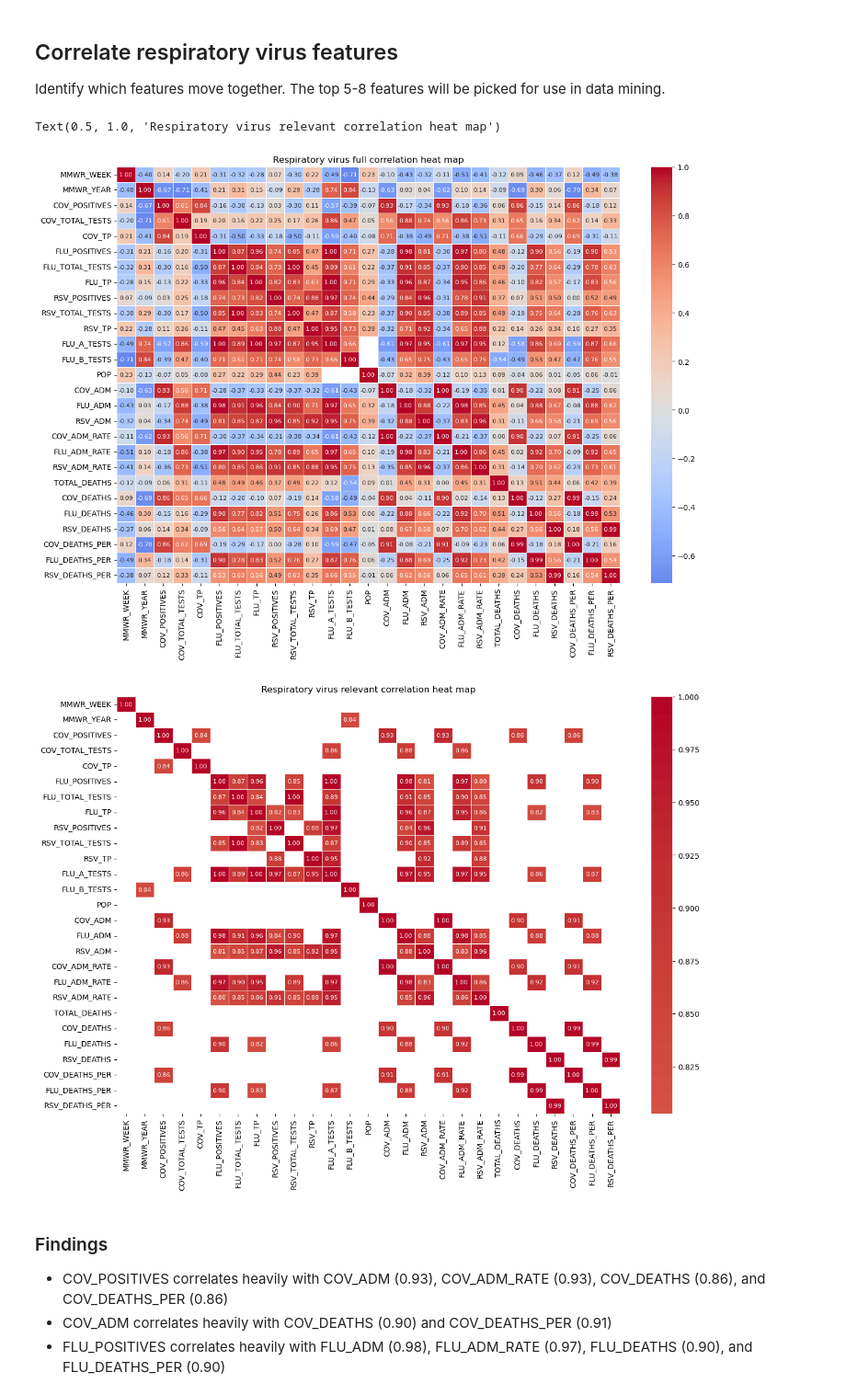
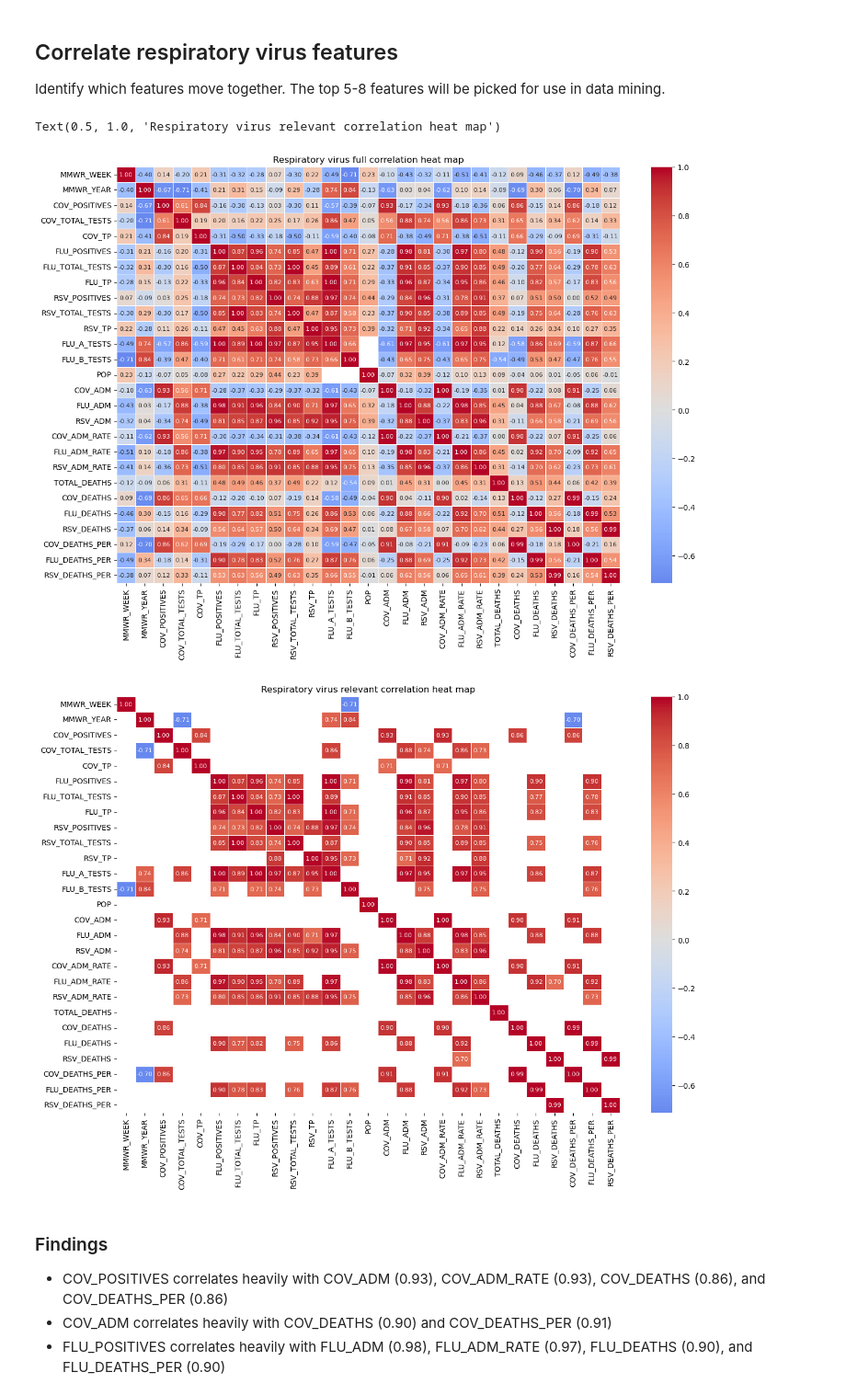
Before and after one commit to ianbunag/cmpe-255-data-mining-project, a Jupyter notebook: 03-08-eda-respiratory-virus-dashboard.ipynb, the cells around one changed output. Shown at 92% size. Drawn from its saved outputs; the diff is of its cells as text; code cells hidden in the pictures.

```diff
--- a/03-08-eda-respiratory-virus-dashboard.ipynb
+++ b/03-08-eda-respiratory-virus-dashboard.ipynb
@@ -360,30 +357,28 @@ plt.subplots_adjust(hspace=0.5)
 
 Identify which features move together. The top 5-8 features will be picked for use in data mining.
 # %%
-rv_correlation = rv.copy()
-
-rv_corr = rv_correlation.corr(numeric_only=True)
+rv_corr = rv.corr(numeric_only=True)
 rv_corr_options = {
     'data': rv_corr,
     'annot': True,
     'fmt': '.2f',
     'cmap': 'coolwarm',
     'annot_kws': {'size': 8 },
     'linewidths': 0.5,
     'center': 0
 }
 
 plt.figure(figsize=(15, 10))
 sns.heatmap(**rv_corr_options)
 plt.title('Respiratory virus full correlation heat map')
 
 plt.figure(figsize=(15, 10))
-sns.heatmap(**rv_corr_options, mask = np.abs(rv_corr) < 0.8)
+sns.heatmap(**rv_corr_options, mask = np.abs(rv_corr) < 0.7)
 plt.title('Respiratory virus relevant correlation heat map')
 # %% [output]
 Text(0.5, 1.0, 'Respiratory virus relevant correlation heat map')
 [figure]
-[figure, old version]
+[figure, new version]
 # %% [markdown]
 ### Findings
 
```
Also changed, not shown: parts of 3 cells of this notebook, 5 other files.
